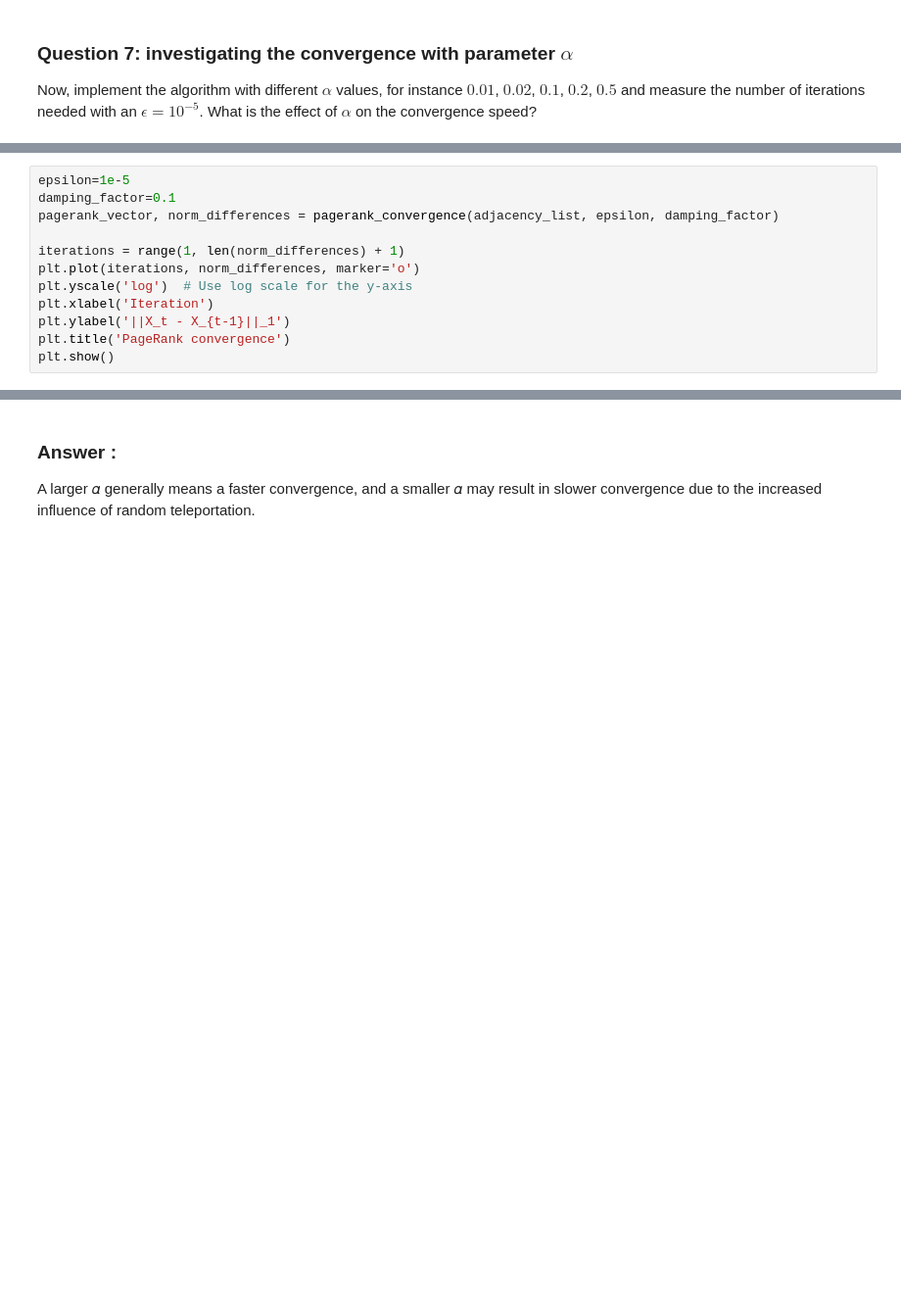
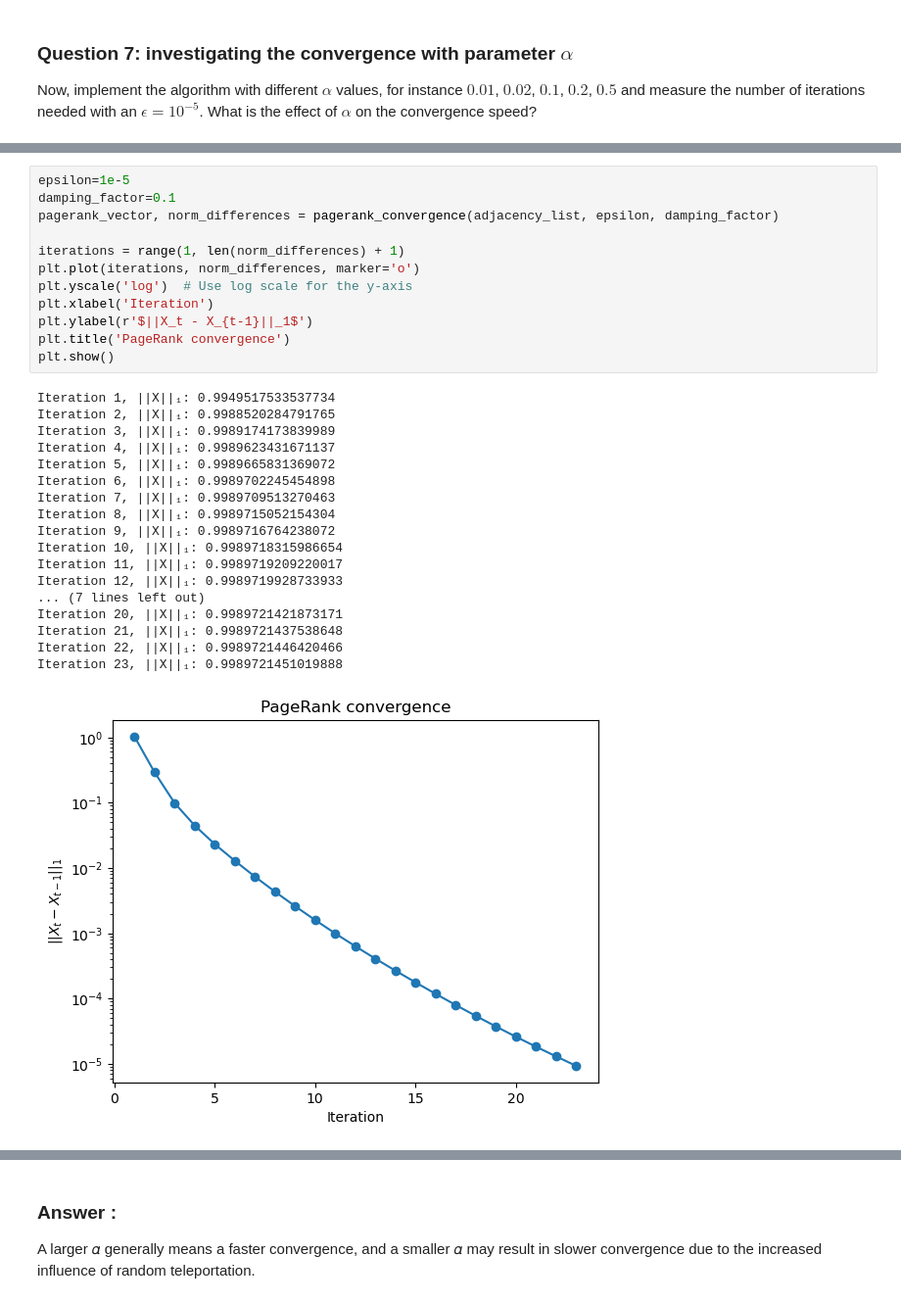
Before and after one commit to JackThay/NAM_TP7, a Jupyter notebook: TP7_Students_Jack-THAY_Thierry-UNG.ipynb, the cells around one changed output, grey strips where cells are left out. Shown at 98% size. Saved outputs shown, nothing was run; the diff lists cells and outputs as text; blank space fills up the shorter version.

```diff
--- a/TP7_Students_Jack-THAY_Thierry-UNG.ipynb
+++ b/TP7_Students_Jack-THAY_Thierry-UNG.ipynb
@@ -450,15 +570,34 @@ plt.show()
 # %%
 epsilon=1e-5
 damping_factor=0.1
 pagerank_vector, norm_differences = pagerank_convergence(adjacency_list, epsilon, damping_factor)
 
 iterations = range(1, len(norm_differences) + 1)
 plt.plot(iterations, norm_differences, marker='o')
 plt.yscale('log')  # Use log scale for the y-axis
 plt.xlabel('Iteration')
-plt.ylabel('||X_t - X_{t-1}||_1')
+plt.ylabel(r'$||X_t - X_{t-1}||_1$')
 plt.title('PageRank convergence')
 plt.show()
+# %% [output]
+Iteration 1, ||X||₁: 0.9949517533537734
+Iteration 2, ||X||₁: 0.9988520284791765
+Iteration 3, ||X||₁: 0.9989174173839989
+Iteration 4, ||X||₁: 0.9989623431671137
+Iteration 5, ||X||₁: 0.9989665831369072
+Iteration 6, ||X||₁: 0.9989702245454898
+Iteration 7, ||X||₁: 0.9989709513270463
+Iteration 8, ||X||₁: 0.9989715052154304
+Iteration 9, ||X||₁: 0.9989716764238072
+Iteration 10, ||X||₁: 0.9989718315986654
+Iteration 11, ||X||₁: 0.9989719209220017
+Iteration 12, ||X||₁: 0.9989719928733933
+... (7 lines left out)
+Iteration 20, ||X||₁: 0.9989721421873171
+Iteration 21, ||X||₁: 0.9989721437538648
+Iteration 22, ||X||₁: 0.9989721446420466
+Iteration 23, ||X||₁: 0.9989721451019888
+[figure, added]
 # %%
 epsilon=1e-5
 damping_factor=0.2
```
Also changed, not shown: parts of 22 cells of this notebook.
